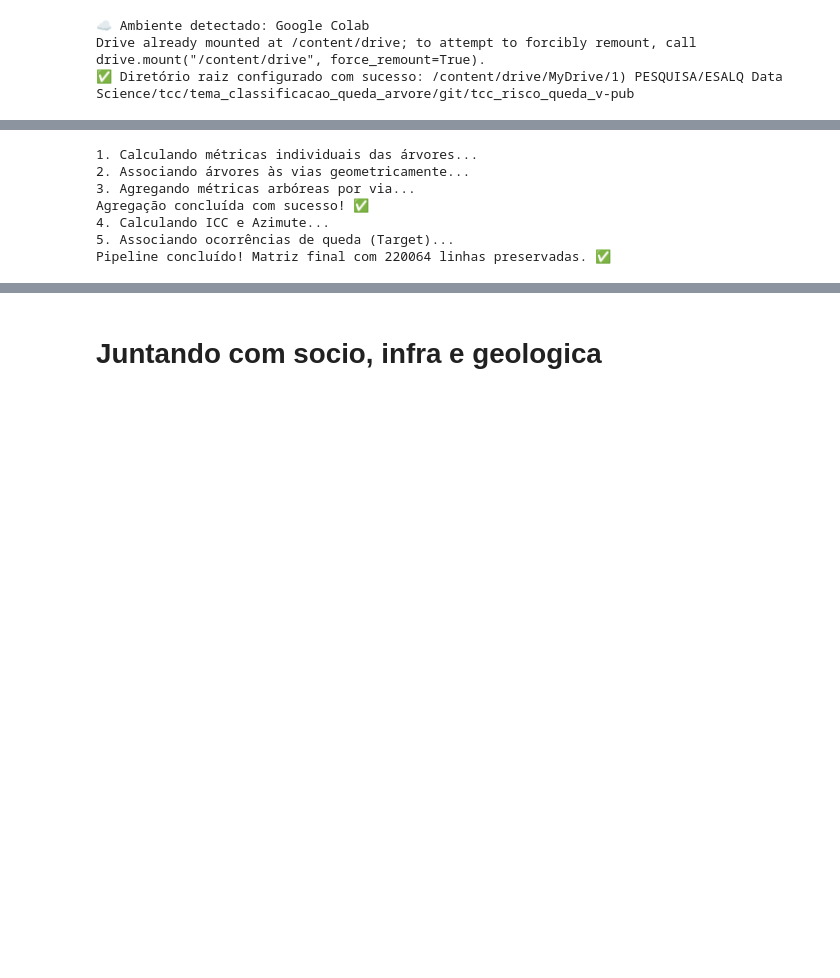
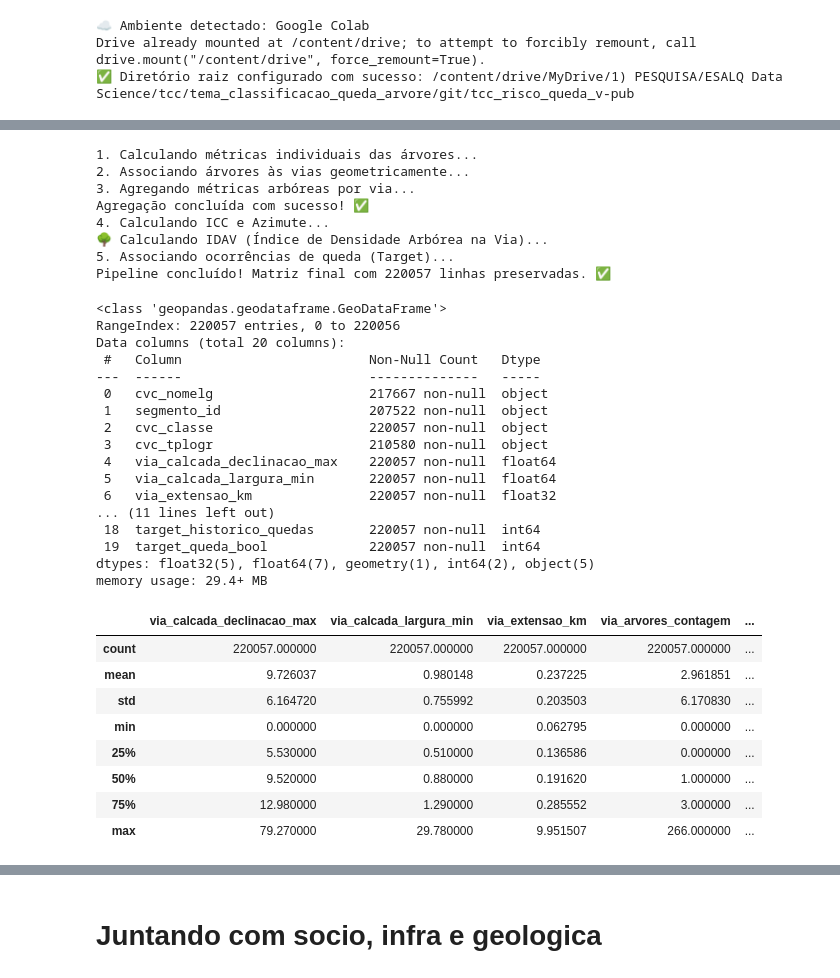
Before and after one commit to micadw/tcc_risco_queda_v-pub, a Jupyter notebook: notebooks/01_data_transformation.ipynb, the cells around one changed output, grey strips where cells are left out. Cells and saved outputs as stored; diff of their text form; code cells hidden in the pictures; blank space fills up the shorter version.

```diff
--- a/notebooks/01_data_transformation.ipynb
+++ b/notebooks/01_data_transformation.ipynb
@@ -59,7 +59,7 @@ from src.ETL_functions import imputar_por_proximidade
 # 2. CARREGAMENTO DOS DATASETS
 # ==========================================
 arvores = gpd.read_file('data/processed/A_arvores.gpkg').to_crs(epsg=31983)
-vias_calcadas = gpd.read_file('data/processed/B_vias_calcadas.gpkg').to_crs(epsg=31983)
+vias_calcadas_00 = gpd.read_file('data/processed/B_vias_calcadas.gpkg').to_crs(epsg=31983)
 quedas = gpd.read_file('data/processed/C_quedas_2014_2017.gpkg').to_crs(epsg=31983)
 
 # Renomear as colunas de vias_calcadas para o padrão do Dicionário de Dados
@@ -69,3 +69,13 @@ vias_calcadas = vias_calcadas.rename(columns={
     'cc_dec_max_max': 'via_calcada_declinacao_max'
     # Se houver coluna de comprimento, ex: 'extensao_km': 'via_extensao_km'
 })
+# %%
+# Filtra o DataFrame inteiro para ruas com mais de X km
+sel = vias_calcadas_00[vias_calcadas_00['via_extensao_km'] > 10]
+sel.shape
+
+# Para visualizar as ruas, mostrando apenas o nome e o comprimento (para facilitar a leitura):
+display(sel[['cvc_nomelg', 'via_extensao_km']])
+
+# drop de vias_calcadas maiores que x km (7 vias - rodovias)
+vias_calcadas = vias_calcadas_00.drop(sel.index).reset_index(drop=True)
@@ -89,9 +123,6 @@ mediana_global_inclinacao = vias_calcadas['via_calcada_declinacao_max'].median()
 
 vias_calcadas['via_calcada_largura_min'] = vias_calcadas['via_calcada_largura_min'].fillna(mediana_global_largura)
 vias_calcadas['via_calcada_declinacao_max'] = vias_calcadas['via_calcada_declinacao_max'].fillna(mediana_global_inclinacao)
-
-# 2.4 Criação da feature de extensão viária (usada depois no ICC)
-vias_calcadas['via_extensao_km'] = (vias_calcadas.geometry.length / 1000).astype('float32')
 # %%
 # ==========================================
 # 0. PREPARAÇÃO: O NOVO "ID GEOMÉTRICO"
@@ -172,7 +203,6 @@ print("Agregação concluída com sucesso! ✅")
 # 4. INFRAESTRUTURA E CÁLCULOS GEOMÉTRICOS (ICC e Azimute)
 # ==========================================
 print("4. Calculando ICC e Azimute...")
-vias_calcadas['via_extensao_km'] = (vias_calcadas.geometry.length / 1000).astype('float32')
 
 # Calculando ICC (garanta que a coluna de largura não tenha NaNs neste momento)
 vias_calcadas['via_icc_confinamento_idx'] = calcular_icc(
@@ -181,6 +211,9 @@ vias_calcadas['via_icc_confinamento_idx'] = calcular_icc(
     col_largura='via_calcada_largura_min',
     col_comprimento_km='via_extensao_km'
 ).astype('float32')
+
+print("🌳 Calculando IDAV (Índice de Densidade Arbórea na Via)...")
+vias_calcadas['stat_idav_densidade_via'] = calcular_idav(vias_calcadas)
 
 # Azimute (usando a função otimizada para polígonos)
 vias_calcadas['via_azimute_graus'] = vias_calcadas.geometry.apply(get_azimute).astype('float32')
@@ -217,8 +250,39 @@ print(f"Pipeline concluído! Matriz final com {len(df_matriz_final)} linhas pres
 3. Agregando métricas arbóreas por via...
 Agregação concluída com sucesso! ✅
 4. Calculando ICC e Azimute...
+🌳 Calculando IDAV (Índice de Densidade Arbórea na Via)...
 5. Associando ocorrências de queda (Target)...
-Pipeline concluído! Matriz final com 220064 linhas preservadas. ✅
+Pipeline concluído! Matriz final com 220057 linhas preservadas. ✅
+# %%
+df_matriz_final.info()
+df_matriz_final.describe()
+# %% [output]
+<class 'geopandas.geodataframe.GeoDataFrame'>
+RangeIndex: 220057 entries, 0 to 220056
+Data columns (total 20 columns):
+ #   Column                        Non-Null Count   Dtype
+---  ------                        --------------   -----
+ 0   cvc_nomelg                    217667 non-null  object
+ 1   segmento_id                   207522 non-null  object
+ 2   cvc_classe                    220057 non-null  object
+ 3   cvc_tplogr                    210580 non-null  object
+ 4   via_calcada_declinacao_max    220057 non-null  float64
+ 5   via_calcada_largura_min       220057 non-null  float64
+ 6   via_extensao_km               220057 non-null  float32
+... (11 lines left out)
+ 18  target_historico_quedas       220057 non-null  int64
+ 19  target_queda_bool             220057 non-null  int64
+dtypes: float32(5), float64(7), geometry(1), int64(2), object(5)
+memory usage: 29.4+ MB
+|  | via_calcada_declinacao_max | via_calcada_largura_min | via_extensao_km | via_arvores_contagem | ... |
+| count | 220057.000000 | 220057.000000 | 220057.000000 | 220057.000000 | ... |
+| mean | 9.726037 | 0.980148 | 0.237225 | 2.961851 | ... |
+| std | 6.164720 | 0.755992 | 0.203503 | 6.170830 | ... |
+| min | 0.000000 | 0.000000 | 0.062795 | 0.000000 | ... |
+| 25% | 5.530000 | 0.510000 | 0.136586 | 0.000000 | ... |
+| 50% | 9.520000 | 0.880000 | 0.191620 | 1.000000 | ... |
+| 75% | 12.980000 | 1.290000 | 0.285552 | 3.000000 | ... |
+| max | 79.270000 | 29.780000 | 9.951507 | 266.000000 | ... |
 # %%
 ordem_colunas = [
     # 1. Identificadores
```
Also changed, not shown: parts of 14 cells of this notebook, 2 other files.
